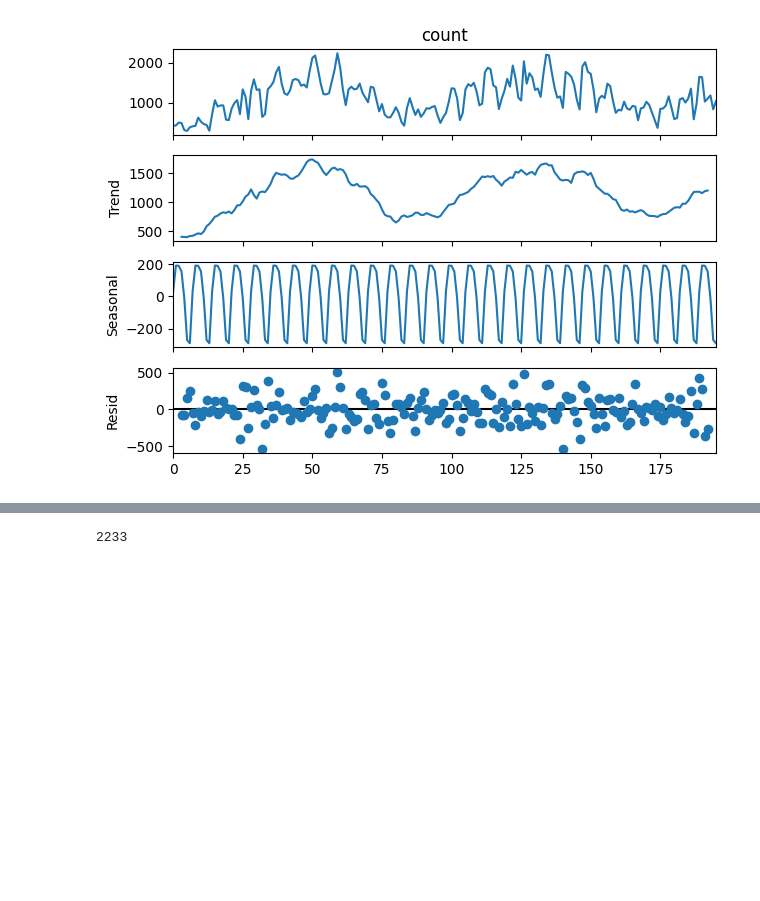
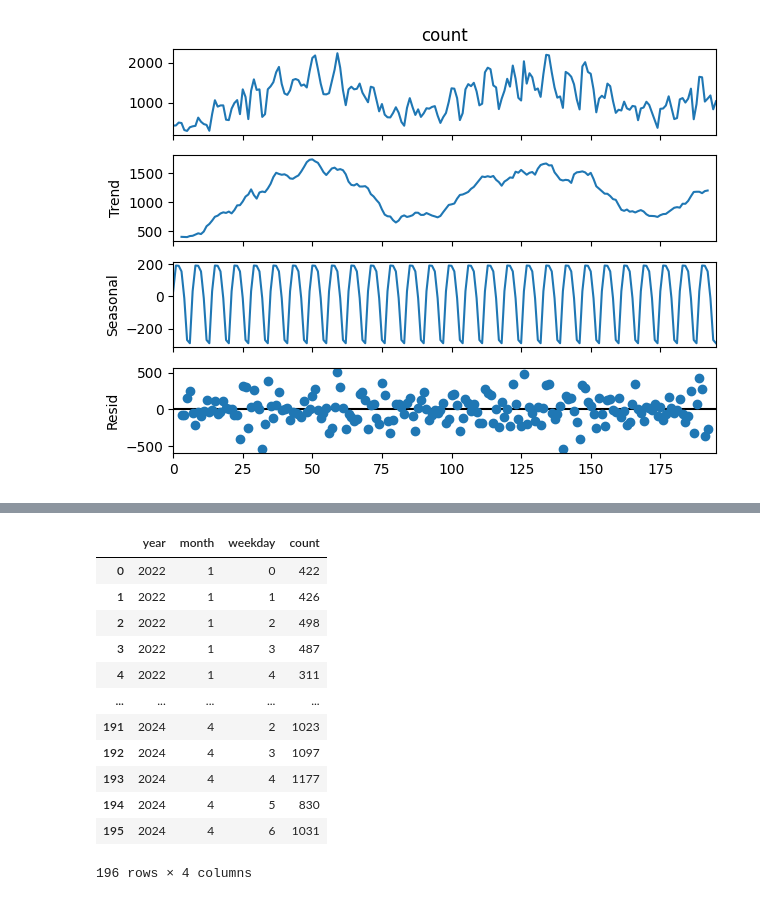
Before and after one commit to tochenan/CitiBike-Demand-Prediction, a Jupyter notebook: src/EDA.ipynb, the cells around one changed output, grey strips where cells are left out. Saved outputs shown, nothing was run; the diff lists cells and outputs as text; code cells hidden in the pictures; blank space fills up the shorter version.

```diff
--- a/src/EDA.ipynb
+++ b/src/EDA.ipynb
@@ -177,4 +197,16 @@ TBATS MAPE: 24.49188368426254
-# %%
-peak_hourly_demand
-# %% [output]
-2233
+# %%
+demand
+# %% [output]
+|  | year | month | weekday | count |
+| 0 | 2022 | 1 | 0 | 422 |
+| 1 | 2022 | 1 | 1 | 426 |
+| 2 | 2022 | 1 | 2 | 498 |
+| 3 | 2022 | 1 | 3 | 487 |
+| 4 | 2022 | 1 | 4 | 311 |
+| ... | ... | ... | ... | ... |
+| 191 | 2024 | 4 | 2 | 1023 |
+| 192 | 2024 | 4 | 3 | 1097 |
+| 193 | 2024 | 4 | 4 | 1177 |
+| 194 | 2024 | 4 | 5 | 830 |
+| 195 | 2024 | 4 | 6 | 1031 |
+196 rows × 4 columns
```
Also changed, not shown: parts of 12 cells of this notebook, 2 other files.
